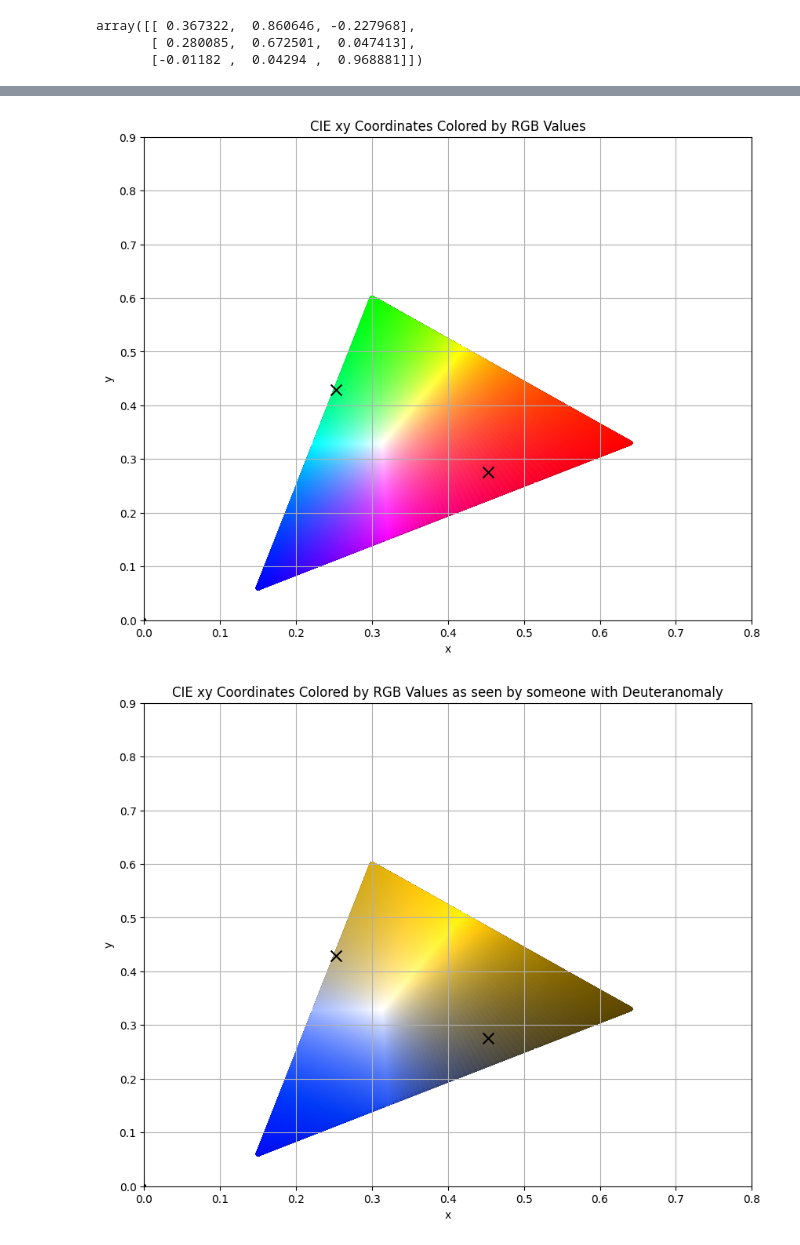
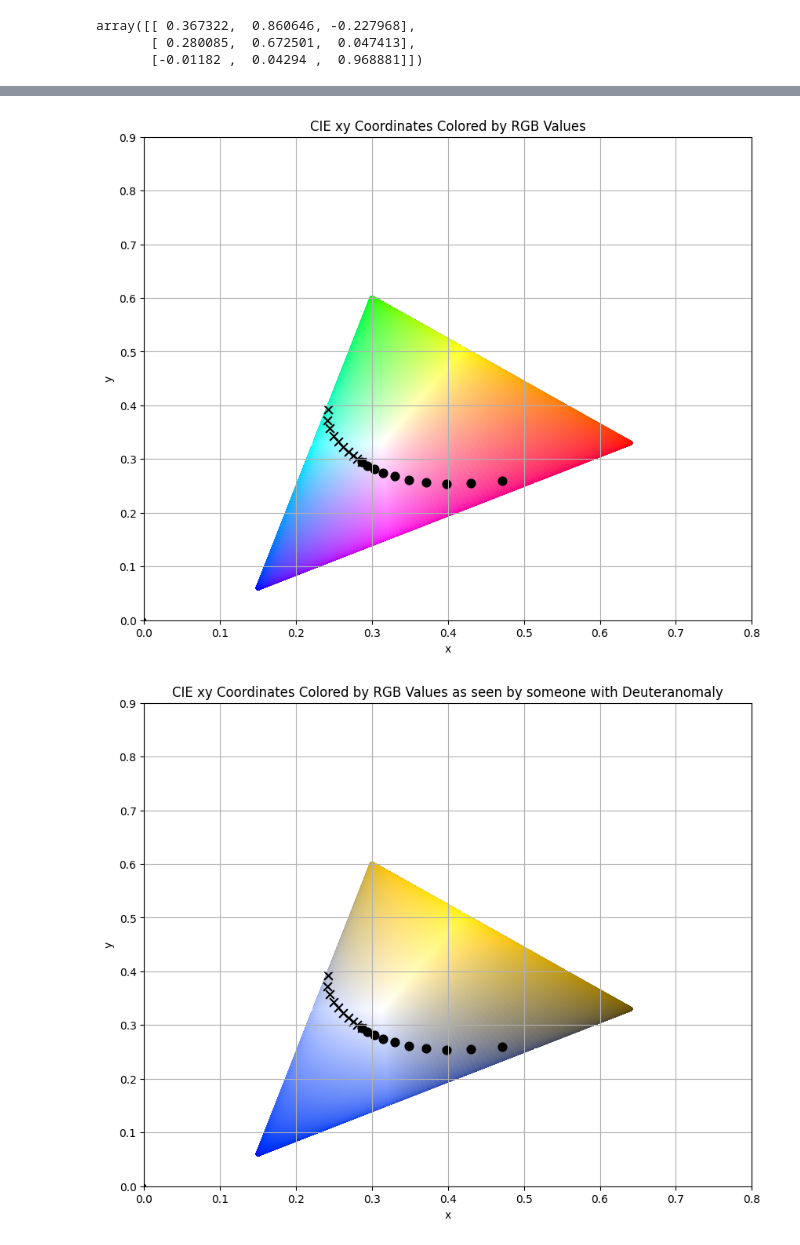
Before and after one commit to TimBerti/ColorPairs, a Jupyter notebook: color_pairs_optimization.ipynb, the cells around one changed output, grey strips where cells are left out. Cells and saved outputs as stored; diff of their text form; code cells hidden in the pictures.

```diff
--- a/color_pairs_optimization.ipynb
+++ b/color_pairs_optimization.ipynb
@@ -51,3 +62,15 @@ x, y, np.linalg.norm(y - x), np.linalg.norm(M.dot(x) - M.dot(y))
+# %%
+intensity = np.linspace(0, 1, 10)
+x_markers = []
+y_markers = []
+for i in intensity:
+    M = colour.blindness.matrix_cvd_Machado2009('Deuteranomaly', i)
+    x_new = M.dot(x)
+    y_new = M.dot(y)
+    x_markers.append(x_new)
+    y_markers.append(y_new)
+x_markers = np.array(x_markers)
+y_markers = np.array(y_markers)
 # %%
 def create_colorspace_grid(resolution=10):
     r, g, b = np.meshgrid(np.linspace(0, 1, resolution),
@@ -60,6 +83,7 @@ def create_colorspace_grid(resolution=10):
     return np.vstack([r, g, b]).T
 
 def rgb_to_xyz(rgb):
+    rgb = rgb.copy()
     # Transformation matrix from sRGB to XYZ
     M = np.array([[0.4124564, 0.3575761, 0.1804375],
                   [0.2126729, 0.7151522, 0.0721750],
@@ -73,42 +97,45 @@ def rgb_to_xyz(rgb):
     # Convert to XYZ
     return np.dot(rgb, M.T)
 
 def xyz_to_xy(xyz):
     sum_xyz = np.sum(xyz, axis=1) + 1e-15  # Adding a small constant to avoid division by zero
     x = xyz[:, 0] / sum_xyz
     y = xyz[:, 1] / sum_xyz
     return np.stack((x, y), axis=1)
 
 def rgb_to_cie_xy(rgb_array):
     xyz_array = rgb_to_xyz(rgb_array)
     return xyz_to_xy(xyz_array)
 
-def plot_colored_coordinates(xy_coords, rgb_values, title, markers=None):
+def plot_colored_coordinates(xy_coords, rgb_values, title, x_markers=None, y_markers=None):
     plt.figure(figsize=(10, 8))
 
     plt.scatter(xy_coords[:, 0], xy_coords[:, 1], c=rgb_values, s=10)
 
-    if markers is not None:
-        rgb_values = markers
-        xy_coords = rgb_to_cie_xy(rgb_values)
-        plt.scatter(xy_coords[:, 0], xy_coords[:, 1], c='black', s=100, marker='x')
+    if x_markers is not None:
+        xy_coords_x = rgb_to_cie_xy(x_markers)
+        plt.scatter(xy_coords_x[:, 0], xy_coords_x[:, 1], c='black', s=60, marker='x')
+
+    if y_markers is not None:
+        xy_coords_y = rgb_to_cie_xy(y_markers)
+        plt.scatter(xy_coords_y[:, 0], xy_coords_y[:, 1], c='black', s=60, marker='o')
 
     plt.xlim([0, 0.8])
     plt.ylim([0, 0.9])
 
     plt.xlabel('x')
     plt.ylabel('y')
     plt.title(title)
     plt.grid(True)
     return plt
 
 colorspace = create_colorspace_grid(60)
 cie_xy_coords = rgb_to_cie_xy(colorspace)
-plot_colored_coordinates(cie_xy_coords, colorspace, 'CIE xy Coordinates Colored by RGB Values', markers=np.array([x, y]));
+plot_colored_coordinates(cie_xy_coords, colorspace, 'CIE xy Coordinates Colored by RGB Values', x_markers=x_markers, y_markers=y_markers);
 # %% [output]
-[figure, old version]
+[figure, new version]
 # %%
 colors_cvd = M.dot(colorspace.T).T.clip(0,1)
-plot_colored_coordinates(cie_xy_coords, colors_cvd, f'CIE xy Coordinates Colored by RGB Values as seen by someone with Deuteranomaly', markers=np.array([x, y]));
+plot_colored_coordinates(cie_xy_coords, colors_cvd, f'CIE xy Coordinates Colored by RGB Values as seen by someone with Deuteranomaly', x_markers=x_markers, y_markers=y_markers);
 # %% [output]
-[figure, old version]
+[figure, new version]
```
Also changed, not shown: parts of 2 cells of this notebook.
